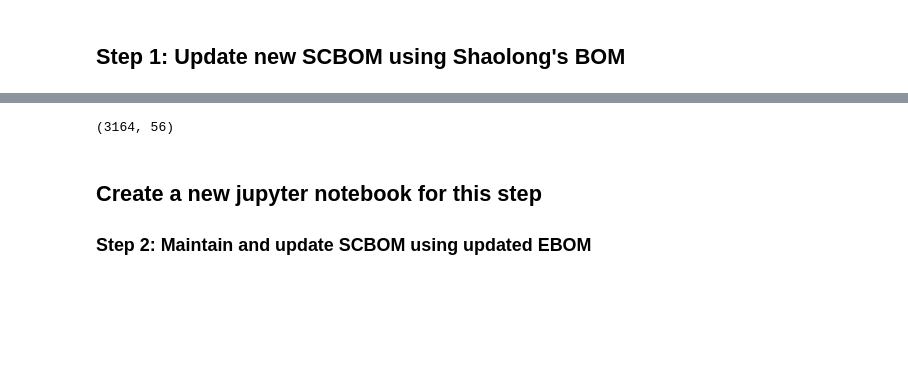
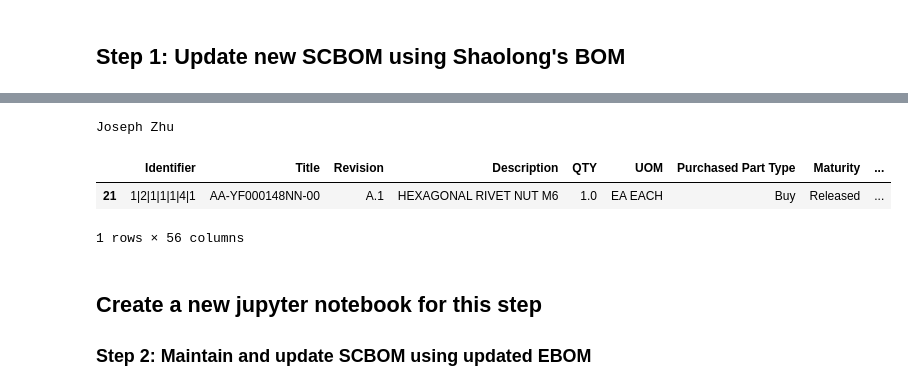
Before and after one commit to workingyifei/BOM_tool, a Jupyter notebook: create a unified supply chain BOM.ipynb, the cells around one changed output, grey strips where cells are left out. Saved outputs shown, nothing was run; the diff lists cells and outputs as text; code cells hidden in the pictures; blank space fills up the shorter version.

```diff
--- a/create a unified supply chain BOM.ipynb
+++ b/create a unified supply chain BOM.ipynb
@@ -217,21 +330,29 @@ dtype('O')
+# %%
+print(str(SCBOM_shaolong.loc[1000, ["GSM"]].values).replace('[', '').replace(']', '').replace('\'', ''))
+# %% [output]
+Joseph Zhu
 # %%
-# update SCBOM based on Shaolong's BOM
-for index, row in EBOM.iterrows():
+# update SCBOM with inputs from Shaolong's BOM
+for index, row in SCBOM.iterrows():
     #loop through EBOM by PN
     PN = row["Title"]
     Rev = row["Revision"]
-    #find out if this PN exist in Shaolong's BOM
-    flag = search(PN)
-    #if included in SCBOM, update the info
-    if (flag == False):
-        #add this row to SCBOM
-        SCBOM.append(row)
-
-    #if not included in SCBOM, update the info
+    #find out if this PN and Rev exist in Shaolong's BOM, and return the index
+    index_shaolong = search(PN)
+    #if not found
+    if (index_shaolong.values == []):
+        #do nothing
+        continue
+    #if PN found, update SCBOM with Shaolong's BOM info
+    else:
+        #copy shaolong's BOM info to SCBOM
+        copy_and_paste_row(SCBOM, index, SCBOM_shaolong, index_shaolong)
-# %%
-SCBOM.shape
-# %% [output]
-(3164, 56)
+# %%
+SCBOM.loc[[21]]
+# %% [output]
+|  | Identifier | Title | Revision | Description | QTY | UOM | Purchased Part Type | Maturity | ... |
+| 21 | 1|2|1|1|1|4|1 | AA-YF000148NN-00 | A.1 | HEXAGONAL RIVET NUT M6 | 1.0 | EA EACH | Buy | Released | ... |
+1 rows × 56 columns
 # %%
 save(SCBOM)
 # %% [markdown]
```
Also changed, not shown: parts of 28 cells of this notebook.
